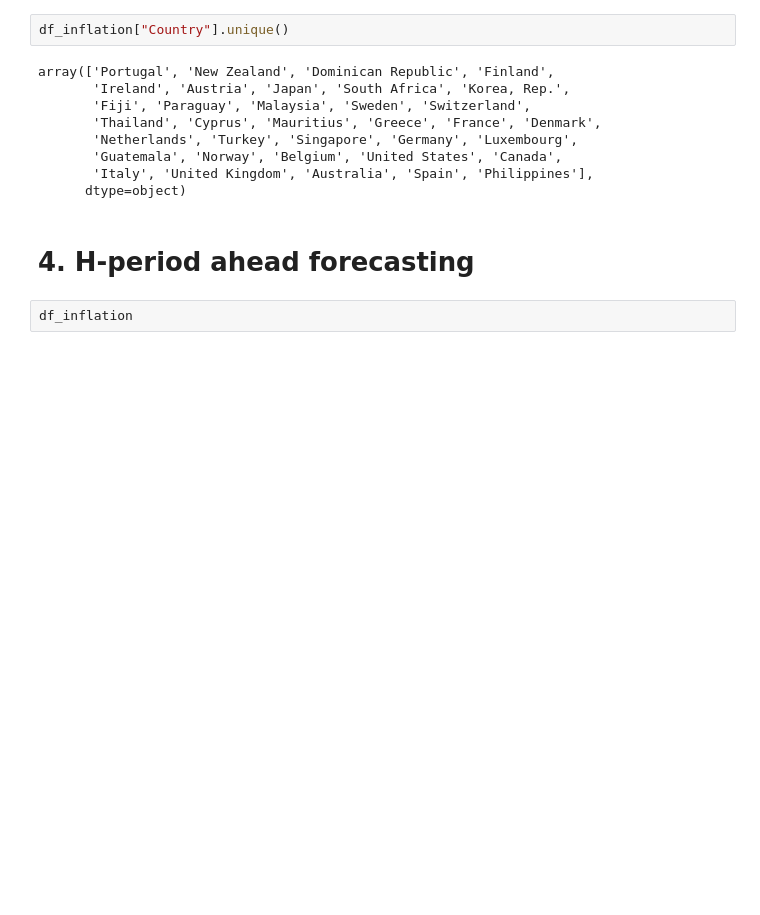
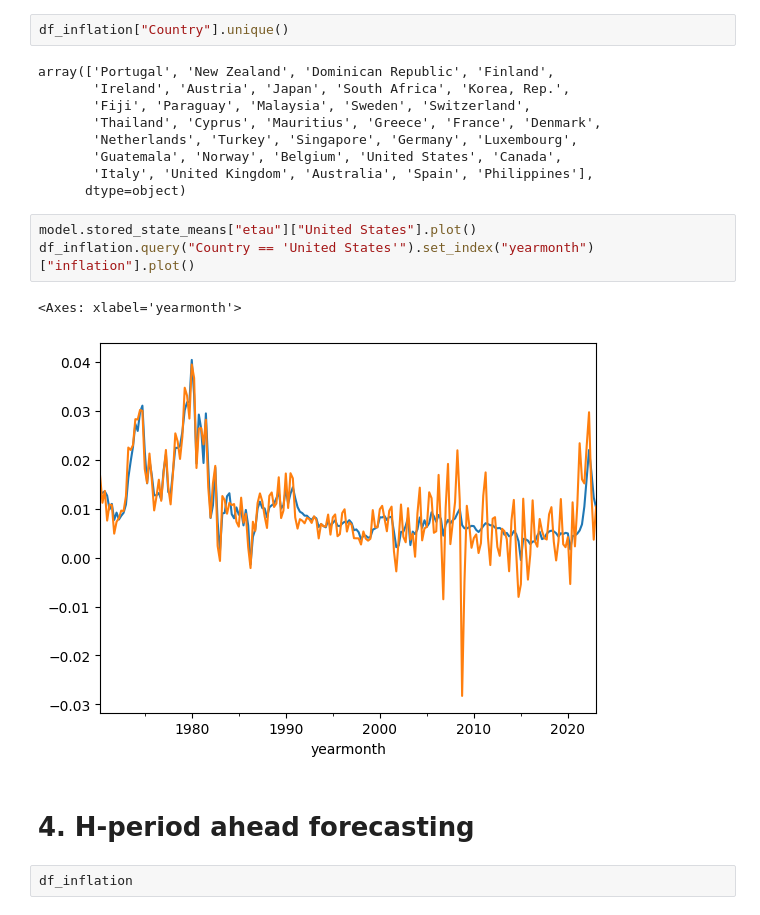
Before and after one commit to mvanaltvorst/seminar, a Jupyter notebook: notebooks/models/uc_sv_ss_model.ipynb, the cells around one changed output. Drawn from its saved outputs; the diff is of its cells as text; blank space fills up the shorter version.

```diff
--- a/notebooks/models/uc_sv_ss_model.ipynb
+++ b/notebooks/models/uc_sv_ss_model.ipynb
@@ -86,6 +83,12 @@ array(['Portugal', 'New Zealand', 'Dominican Republic', 'Finland',
        'Guatemala', 'Norway', 'Belgium', 'United States', 'Canada',
        'Italy', 'United Kingdom', 'Australia', 'Spain', 'Philippines'],
       dtype=object)
+# %%
+model.stored_state_means["etau"]["United States"].plot()
+df_inflation.query("Country == 'United States'").set_index("yearmonth")["inflation"].plot()
+# %% [output]
+<Axes: xlabel='yearmonth'>
+[figure, added]
 # %% [markdown]
 # 4. H-period ahead forecasting
 # %%
```
Also changed, not shown: parts of 11 cells of this notebook, 2 other files.
